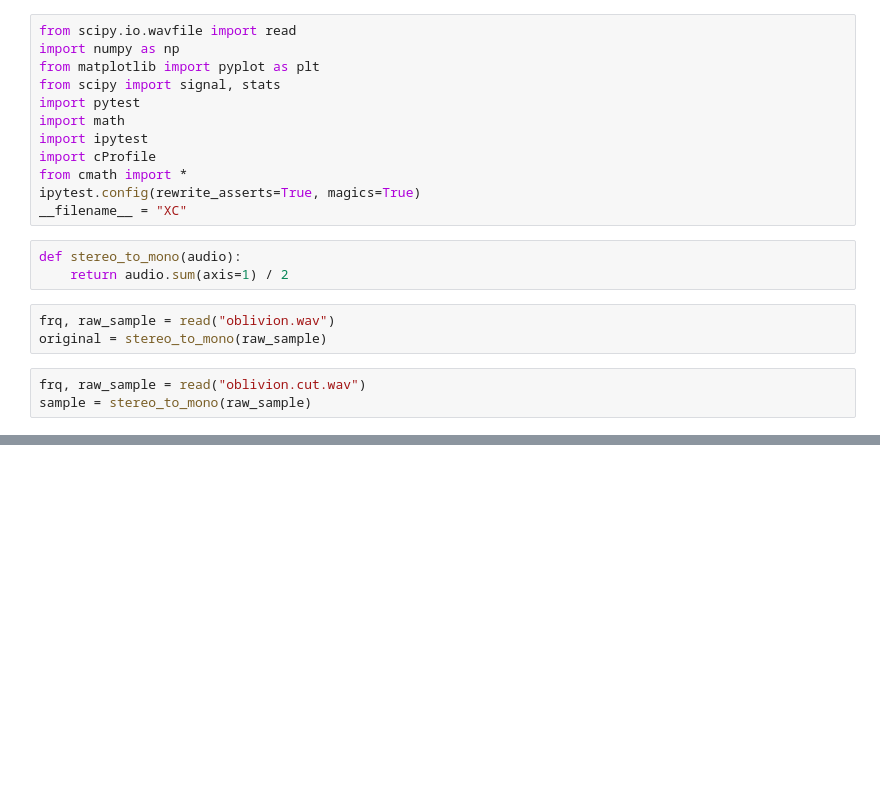
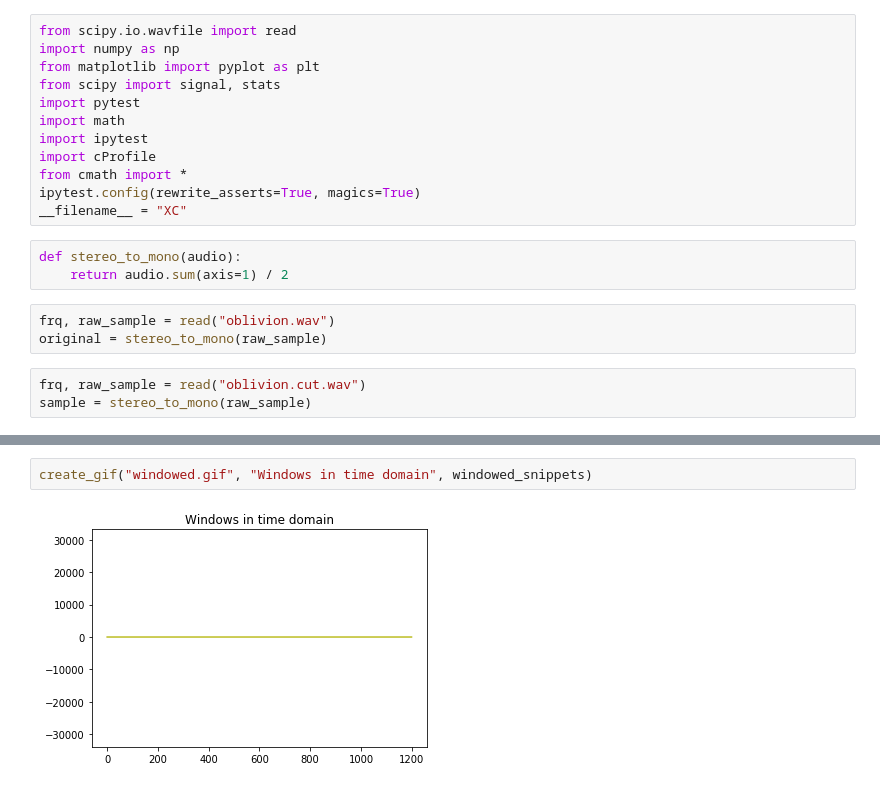
Before and after one commit to Graystripe17/Sadzam, a Jupyter notebook: XC/XC.ipynb, the cells around one changed output, grey strips where cells are left out. Saved outputs shown, nothing was run; the diff lists cells and outputs as text; blank space fills up the shorter version.

```diff
--- a/XC/XC.ipynb
+++ b/XC/XC.ipynb
@@ -96,0 +163,4 @@ plt.show()
+# %%
+create_gif("windowed.gif", "Windows in time domain", windowed_snippets)
+# %% [output]
+[figure, added]
```
Also changed, not shown: parts of 14 cells of this notebook, 4 other files.
